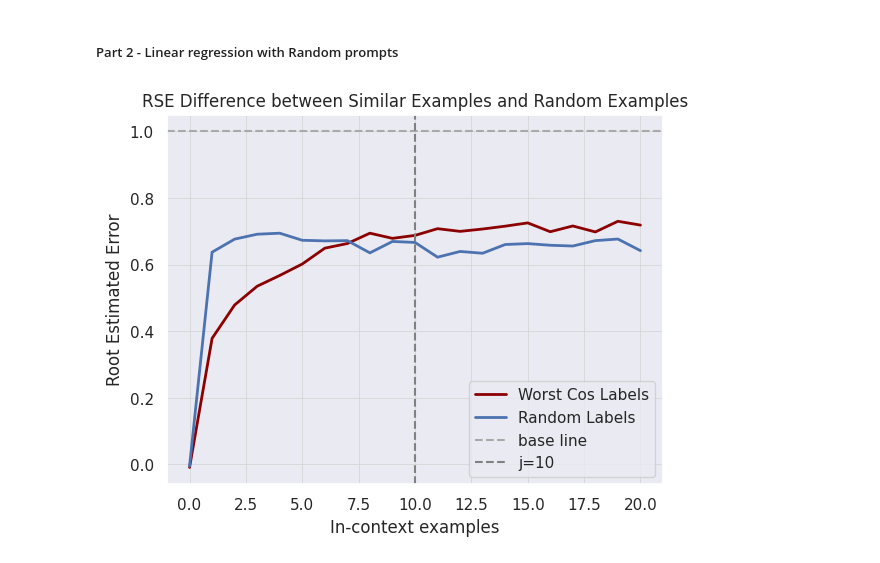
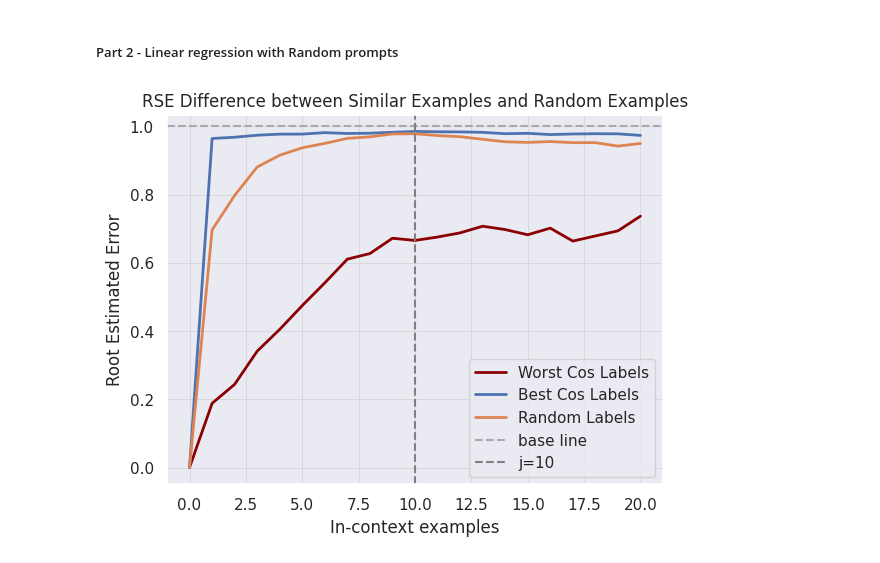
Before and after one commit to VivianZhang1101/in-context-learning-fork, a Jupyter notebook: src/Root_3.ipynb, the cells around one changed output. Drawn from its saved outputs; the diff is of its cells as text; code cells hidden in the pictures.

```diff
--- a/src/Root_3.ipynb
+++ b/src/Root_3.ipynb
@@ -41,7 +43,7 @@ task = "linear_regression"
 # task = "decision_tree"
 #task = "relu_2nn_regression"
 
-run_id = "toy_w1_1"  # if you train more models, replace with the run_id from the table above
+run_id = "pretrained_complete"  # if you train more models, replace with the run_id from the table above
 
 run_path = os.path.join(run_dir, task, run_id)
 recompute_metrics = False
@@ -175,7 +176,7 @@ for batch_idx in tqdm(range(n_batches)):
 R_square_values_worst = []
 
 for point_idx in range(prompt_length):
-    actual = torch.tensor(actual_points_best_prompt[point_idx])
-    predicted = torch.tensor(predicted_points_best_prompt[point_idx])
+    actual = torch.tensor(actual_points_worst_prompt[point_idx])
+    predicted = torch.tensor(predicted_points_worst_prompt[point_idx])
     R_square = R_Square_Error(actual, predicted)
     R_square_values_worst.append(R_square)
@@ -182,3 +212,11 @@ for point_idx in range(prompt_length):
+# %%
+R_square_values_best = []
+
+for point_idx in range(prompt_length):
+    actual = torch.tensor(actual_points_best_prompt[point_idx])
+    predicted = torch.tensor(predicted_points_best_prompt[point_idx])
+    R_square = R_Square_Error(actual, predicted)
+    R_square_values_best.append(R_square)
 # %% [markdown]
 ##### Part 2 - Linear regression with Random prompts
 # %%
@@ -187,16 +225,16 @@ actual_points_random_prompt = [[] for _ in range(prompt_length)]
 predicted_points_random_prompt = [[] for _ in range(prompt_length)]
 for batch_idx in tqdm(range(n_batches)):
     # Sample 201 points
-    # xs = xs_list_best[batch_idx]
-    # ys = ys_list_best[batch_idx]
-    xs = data_sampler.sample_xs(b_size=batch_size, n_points=n_pairs+1)
-    ys = task.evaluate(xs)
+    xs = xs_list_best[batch_idx]
+    ys = ys_list_best[batch_idx]
+    # xs = data_sampler.sample_xs(b_size=batch_size, n_points=n_pairs+1)
+    # ys = task.evaluate(xs)
     for j in range(1, prompt_length+1):
         prompt_xs = np.zeros((batch_size, prompt_length, n_dims))
         prompt_ys = np.zeros((batch_size, prompt_length))
         for batch_idx in range(batch_size):
-            x_test, y_test = xs[batch_idx, -1, :], ys[batch_idx, -1]
-            selected_indices = np.random.choice(n_pairs+1, j-1, replace=False)
+            x_test, y_test = xs[batch_idx, -j, :], ys[batch_idx, -j]
+            selected_indices = np.random.choice(n_pairs, j-1, replace=False)
             prompt_xs[batch_idx, :j-1, :] = xs[batch_idx, selected_indices, :]
             prompt_ys[batch_idx, :j-1] = ys[batch_idx, selected_indices]
             prompt_xs[batch_idx, j-1, :] = x_test
@@ -207,7 +245,7 @@ for batch_idx in tqdm(range(n_batches)):
         with torch.no_grad():
             pred = model(prompt_xs, prompt_ys)
 
-        actual_points_random_prompt[j-1].extend(ys[:, j-1])
+        actual_points_random_prompt[j-1].extend(prompt_ys[:, j-1])
         predicted_points_random_prompt[j-1].extend(pred[:, j-1])
 
 
@@ -222,15 +260,16 @@ for point_idx in range(prompt_length):
 # %%
 
 plt.plot(range(prompt_length), R_square_values_worst, label="Worst Cos Labels", linewidth=2, color="darkred")
+plt.plot(range(prompt_length), R_square_values_best, label="Best Cos Labels", linewidth=2)
 plt.plot(range(prompt_length), R_square_values_random_prompt, label="Random Labels", linewidth=2)
 plt.axhline(1, ls="--", color="darkgray", label="base line")
 plt.axvline(x=10, color="gray", linestyle="--", label="j=10")
 plt.legend()
 plt.xlabel('In-context examples')
 plt.ylabel('Root Estimated Error')
 plt.title('RSE Difference between Similar Examples and Random Examples')
 plt.grid(color='lightgray', linestyle='-', linewidth=0.5)
 # plt.savefig("../output/4_3.pdf", bbox_inches = "tight", transparent=True)
 plt.show()
 # %% [output]
-[figure, old version]
+[figure, new version]
```
Also changed, not shown: parts of 5 cells of this notebook, 10 other files.
